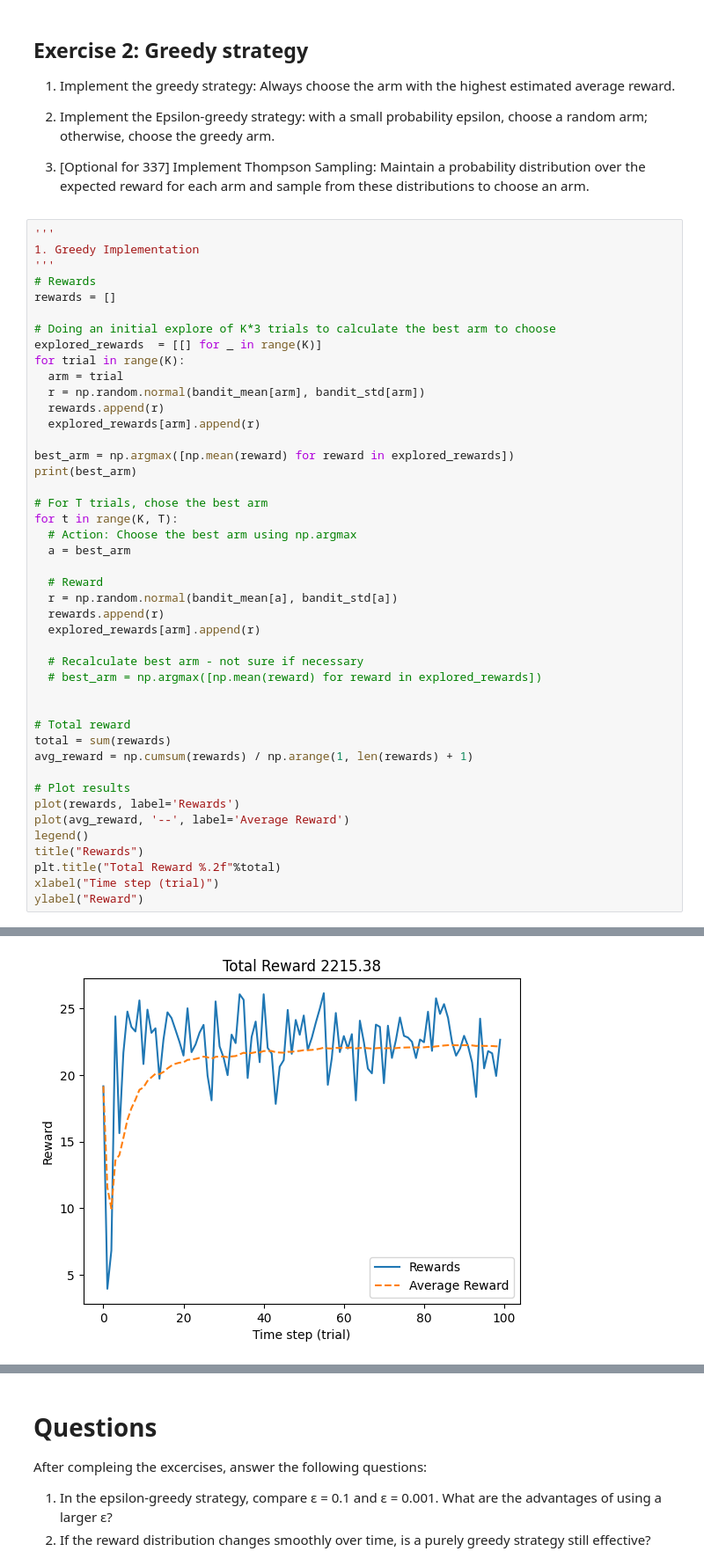
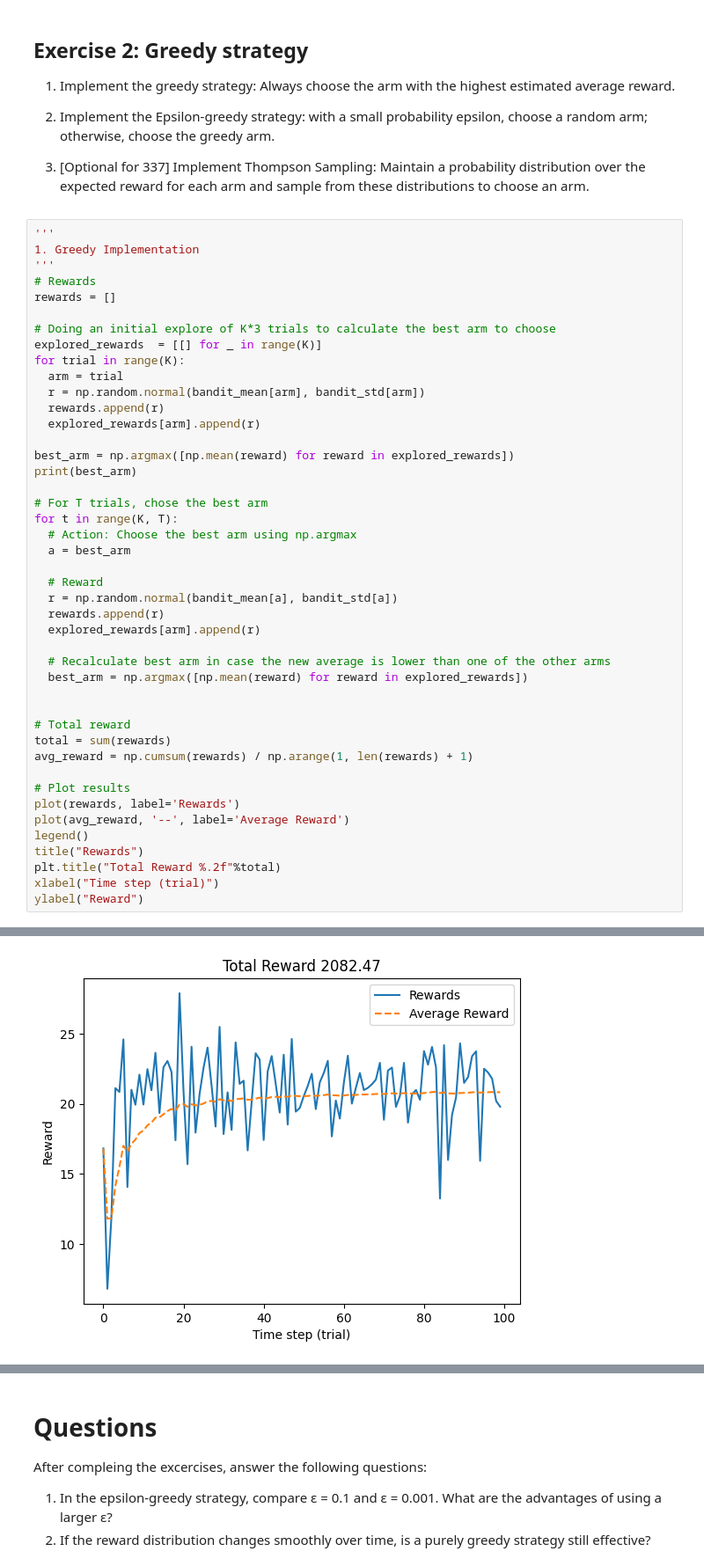
Before and after one commit to Cristian-Cortez/CSE337-lab1-bandit, a Jupyter notebook: lab1-bandit.ipynb, the cells around one changed output, grey strips where cells are left out. Shown: that part at 88% size. Cells and saved outputs as stored; diff of their text form.

```diff
--- a/lab1-bandit.ipynb
+++ b/lab1-bandit.ipynb
@@ -138,36 +138,36 @@ for trial in range(K):
 best_arm = np.argmax([np.mean(reward) for reward in explored_rewards])
 print(best_arm)
 
 # For T trials, chose the best arm
 for t in range(K, T):
   # Action: Choose the best arm using np.argmax
   a = best_arm
 
   # Reward
   r = np.random.normal(bandit_mean[a], bandit_std[a])
   rewards.append(r)
   explored_rewards[arm].append(r)
 
-  # Recalculate best arm - not sure if necessary
-  # best_arm = np.argmax([np.mean(reward) for reward in explored_rewards])
+  # Recalculate best arm in case the new average is lower than one of the other arms
+  best_arm = np.argmax([np.mean(reward) for reward in explored_rewards])
 
 
 # Total reward
 total = sum(rewards)
 avg_reward = np.cumsum(rewards) / np.arange(1, len(rewards) + 1)
 
 # Plot results
 plot(rewards, label='Rewards')
 plot(avg_reward, '--', label='Average Reward')
 legend()
 title("Rewards")
 plt.title("Total Reward %.2f"%total)
 xlabel("Time step (trial)")
 ylabel("Reward")
 # %% [output]
 3
 Text(0, 0.5, 'Reward')
-[figure, old version]
+[figure, new version]
 # %%
 '''
 2. Epsilon Greedy Implementation
```
Also changed, not shown: parts of 1 cell of this notebook.
